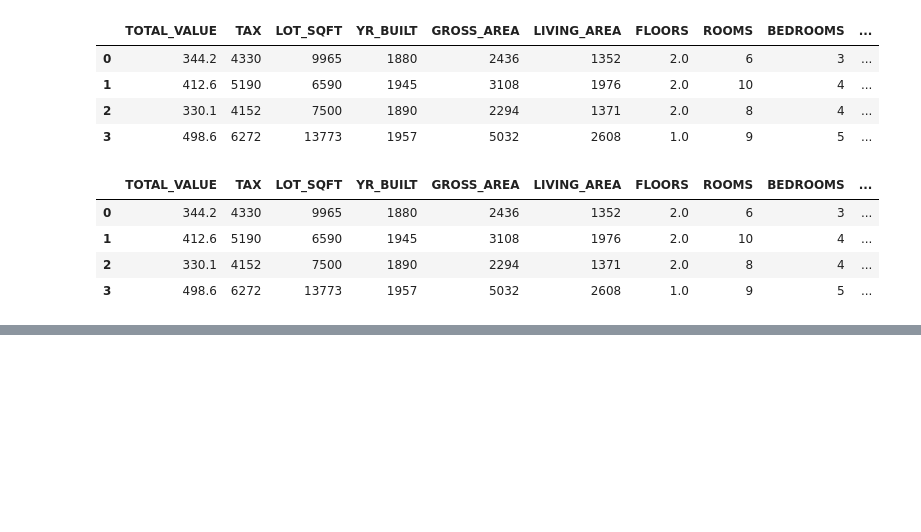
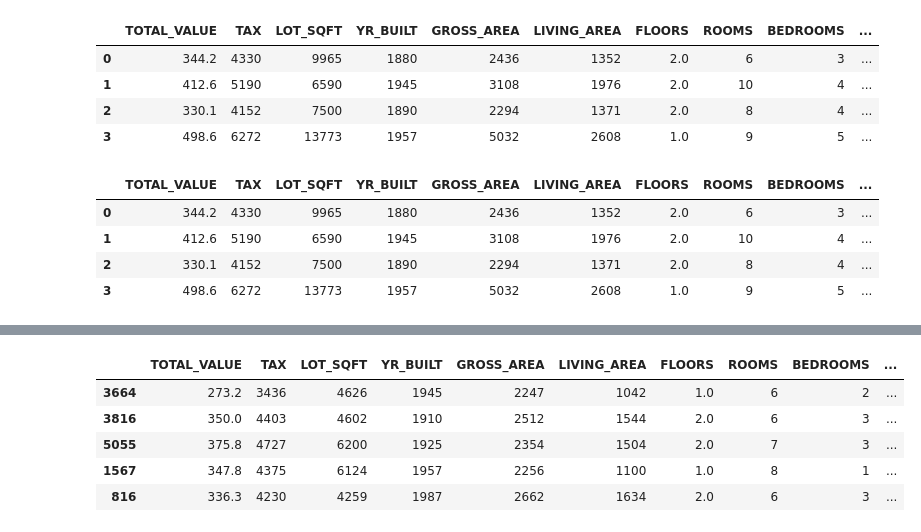
Before and after one commit to azamat-afk/git_lesson, a Jupyter notebook: src/WestRoxburry.ipynb, the cells around one changed output, grey strips where cells are left out. Cells and saved outputs as stored; diff of their text form; code cells hidden in the pictures; blank space fills up the shorter version.

```diff
--- a/src/WestRoxburry.ipynb
+++ b/src/WestRoxburry.ipynb
@@ -99,0 +225,9 @@ housing_df.iloc[0:4]
+# %%
+housing_df.sample(5)
+# %% [output]
+|  | TOTAL_VALUE | TAX | LOT_SQFT | YR_BUILT | GROSS_AREA | LIVING_AREA | FLOORS | ROOMS | BEDROOMS | ... |
+| 3664 | 273.2 | 3436 | 4626 | 1945 | 2247 | 1042 | 1.0 | 6 | 2 | ... |
+| 3816 | 350.0 | 4403 | 4602 | 1910 | 2512 | 1544 | 2.0 | 6 | 3 | ... |
+| 5055 | 375.8 | 4727 | 6200 | 1925 | 2354 | 1504 | 2.0 | 7 | 3 | ... |
+| 1567 | 347.8 | 4375 | 6124 | 1957 | 2256 | 1100 | 1.0 | 8 | 1 | ... |
+| 816 | 336.3 | 4230 | 4259 | 1987 | 2662 | 1634 | 2.0 | 6 | 3 | ... |
```
Also changed, not shown: parts of 82 cells of this notebook, 1 other file.
